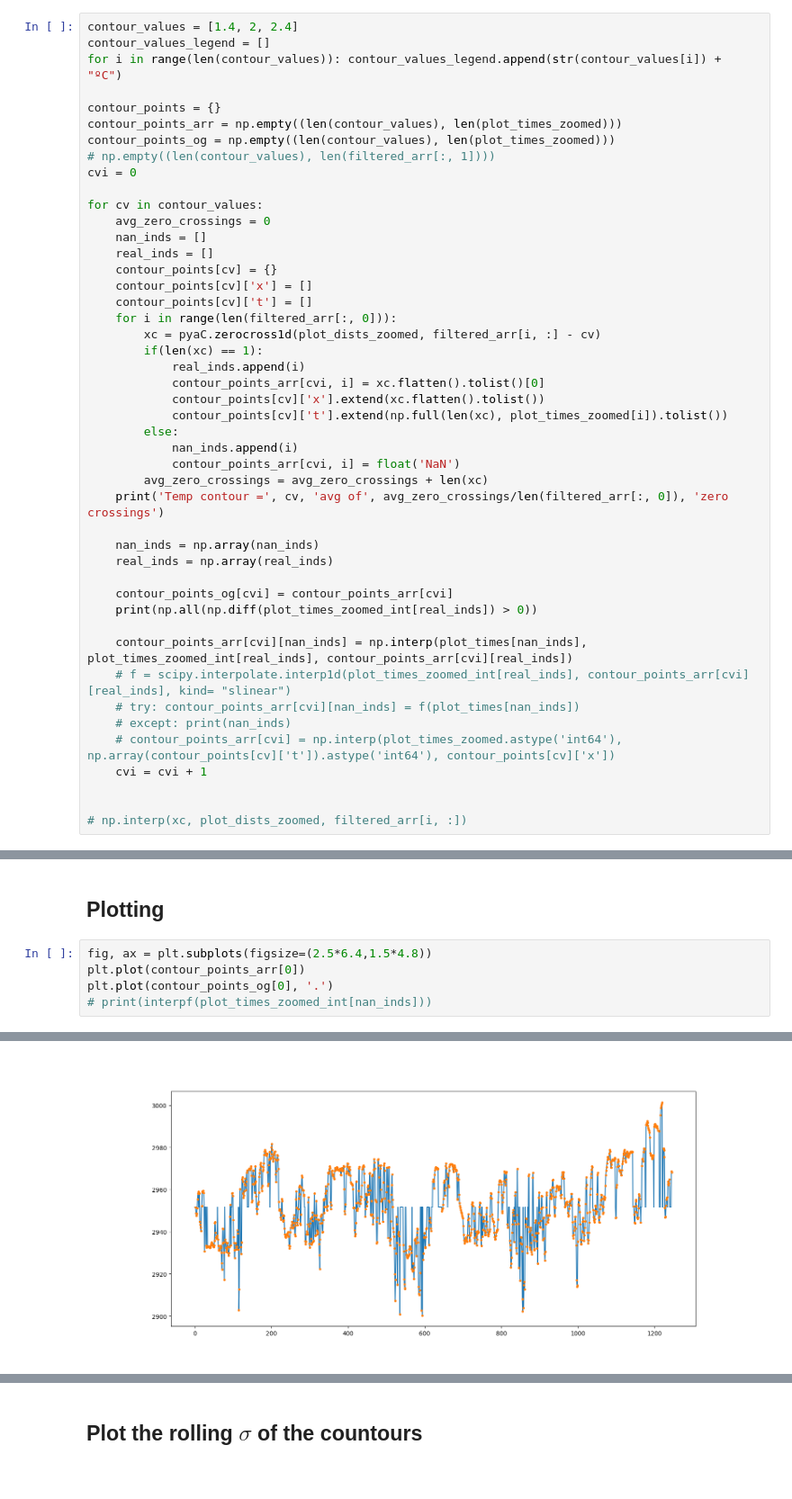
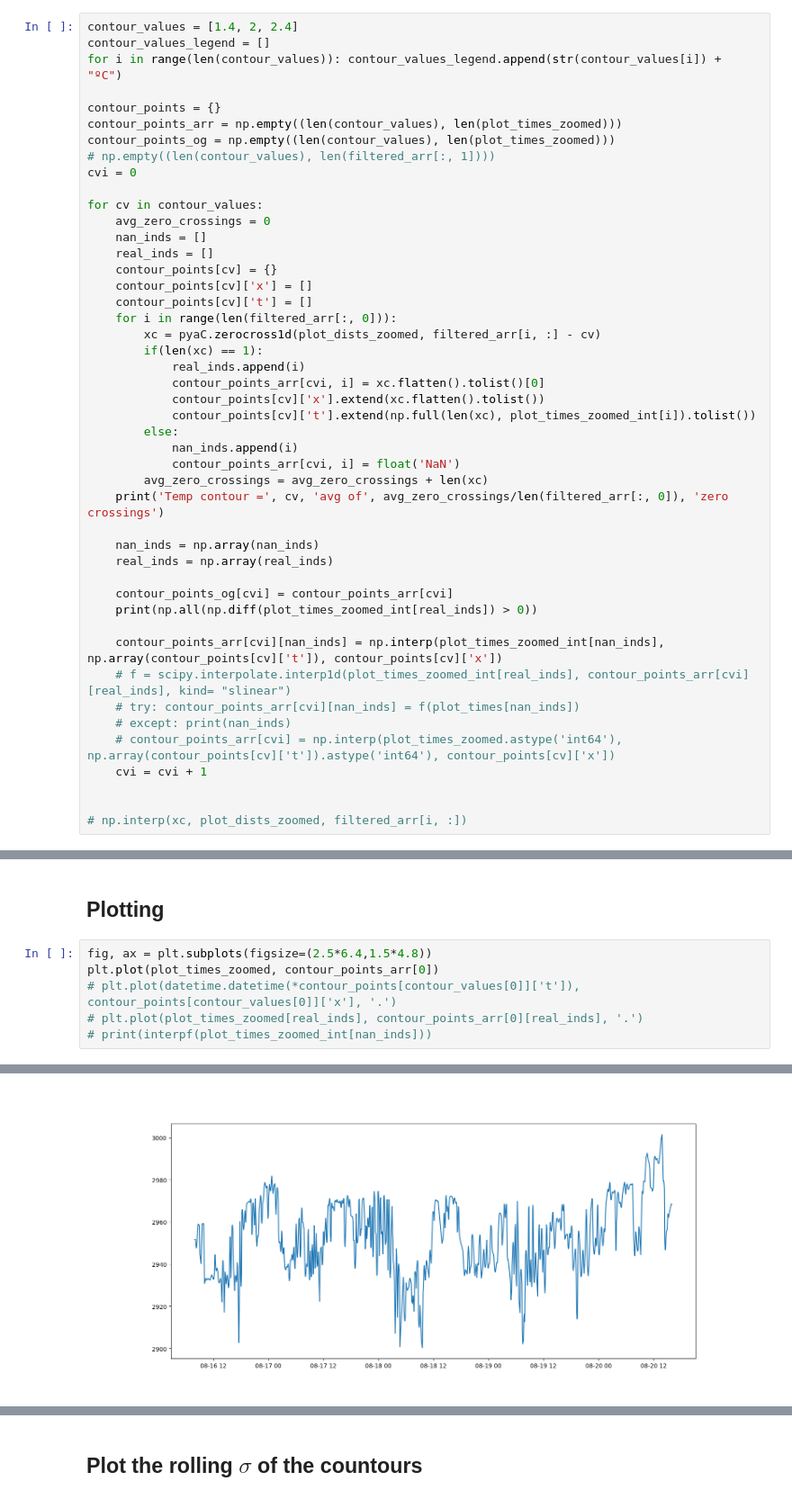
Before and after one commit to ericeberg3/UW_research, a Jupyter notebook: DTS_small_scale.ipynb, the cells around one changed output, grey strips where cells are left out. Shown at 90% size. Drawn from its saved outputs; the diff is of its cells as text.

```diff
--- a/DTS_small_scale.ipynb
+++ b/DTS_small_scale.ipynb
@@ -110,7 +110,7 @@ for cv in contour_values:
             real_inds.append(i)
             contour_points_arr[cvi, i] = xc.flatten().tolist()[0]
             contour_points[cv]['x'].extend(xc.flatten().tolist())
-            contour_points[cv]['t'].extend(np.full(len(xc), plot_times_zoomed[i]).tolist())
+            contour_points[cv]['t'].extend(np.full(len(xc), plot_times_zoomed_int[i]).tolist())
         else:
             nan_inds.append(i)
             contour_points_arr[cvi, i] = float('NaN')
@@ -123,7 +123,7 @@ for cv in contour_values:
     contour_points_og[cvi] = contour_points_arr[cvi]
     print(np.all(np.diff(plot_times_zoomed_int[real_inds]) > 0))
 
-    contour_points_arr[cvi][nan_inds] = np.interp(plot_times[nan_inds], plot_times_zoomed_int[real_inds], contour_points_arr[cvi][real_inds])
+    contour_points_arr[cvi][nan_inds] = np.interp(plot_times_zoomed_int[nan_inds], np.array(contour_points[cv]['t']), contour_points[cv]['x'])
     # f = scipy.interpolate.interp1d(plot_times_zoomed_int[real_inds], contour_points_arr[cvi][real_inds], kind= "slinear")
     # try: contour_points_arr[cvi][nan_inds] = f(plot_times[nan_inds])
     # except: print(nan_inds)
@@ -143,12 +143,13 @@ True
 ## Plotting
 # %%
 fig, ax = plt.subplots(figsize=(2.5*6.4,1.5*4.8))
-plt.plot(contour_points_arr[0])
-plt.plot(contour_points_og[0], '.')
+plt.plot(plot_times_zoomed, contour_points_arr[0])
+# plt.plot(datetime.datetime(*contour_points[contour_values[0]]['t']), contour_points[contour_values[0]]['x'], '.')
+# plt.plot(plot_times_zoomed[real_inds], contour_points_arr[0][real_inds], '.')
 # print(interpf(plot_times_zoomed_int[nan_inds]))
 # %% [output]
 [<matplotlib.lines.Line2D at 0x...>]
-[figure, old version]
+[figure, new version]
 # %%
 fig, ax = plt.subplots(figsize=(2.5*6.4,1.5*4.8))
 im1 = ax.imshow(filtered_arr.T, origin='lower',
```
Also changed, not shown: parts of 6 cells of this notebook.
